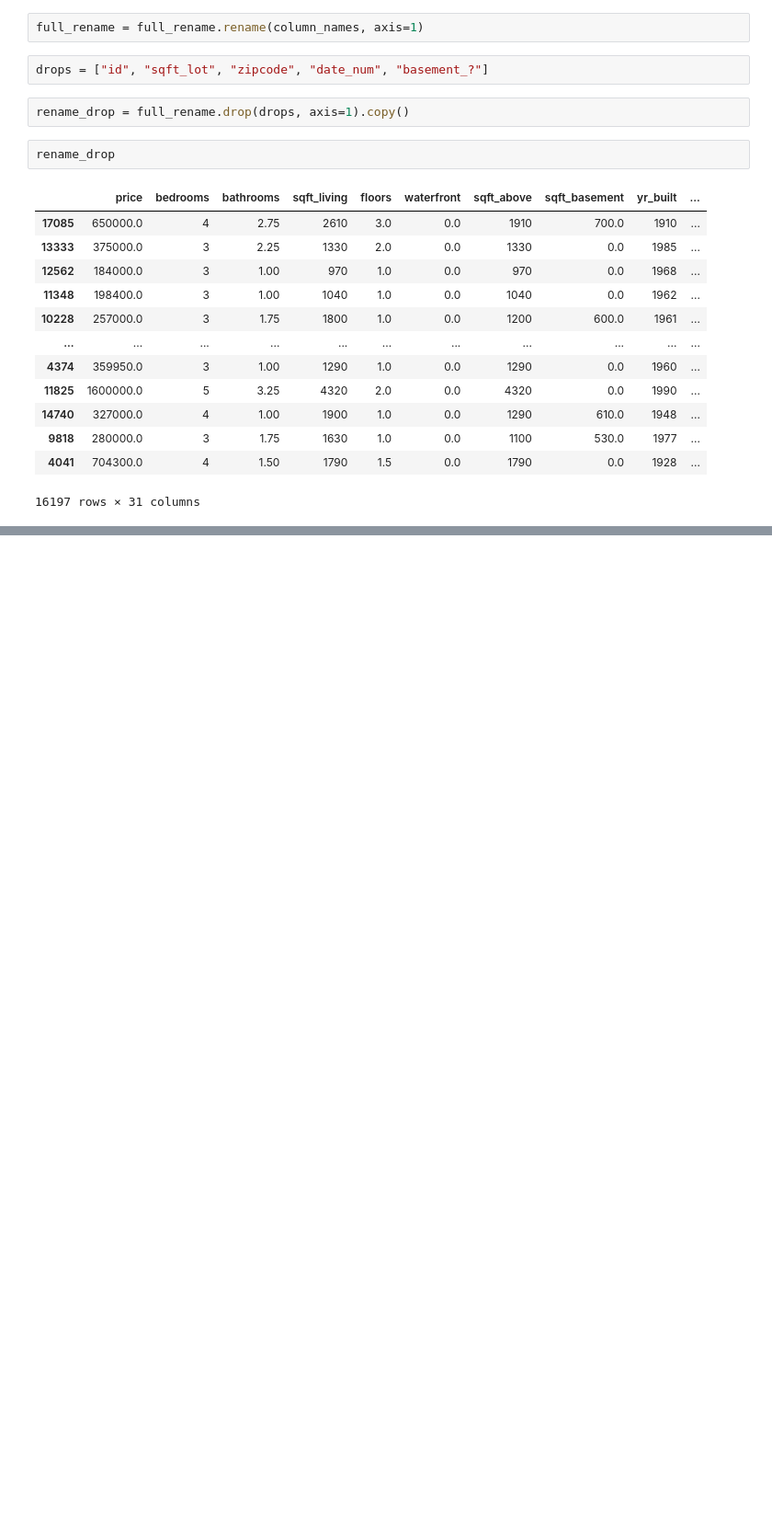
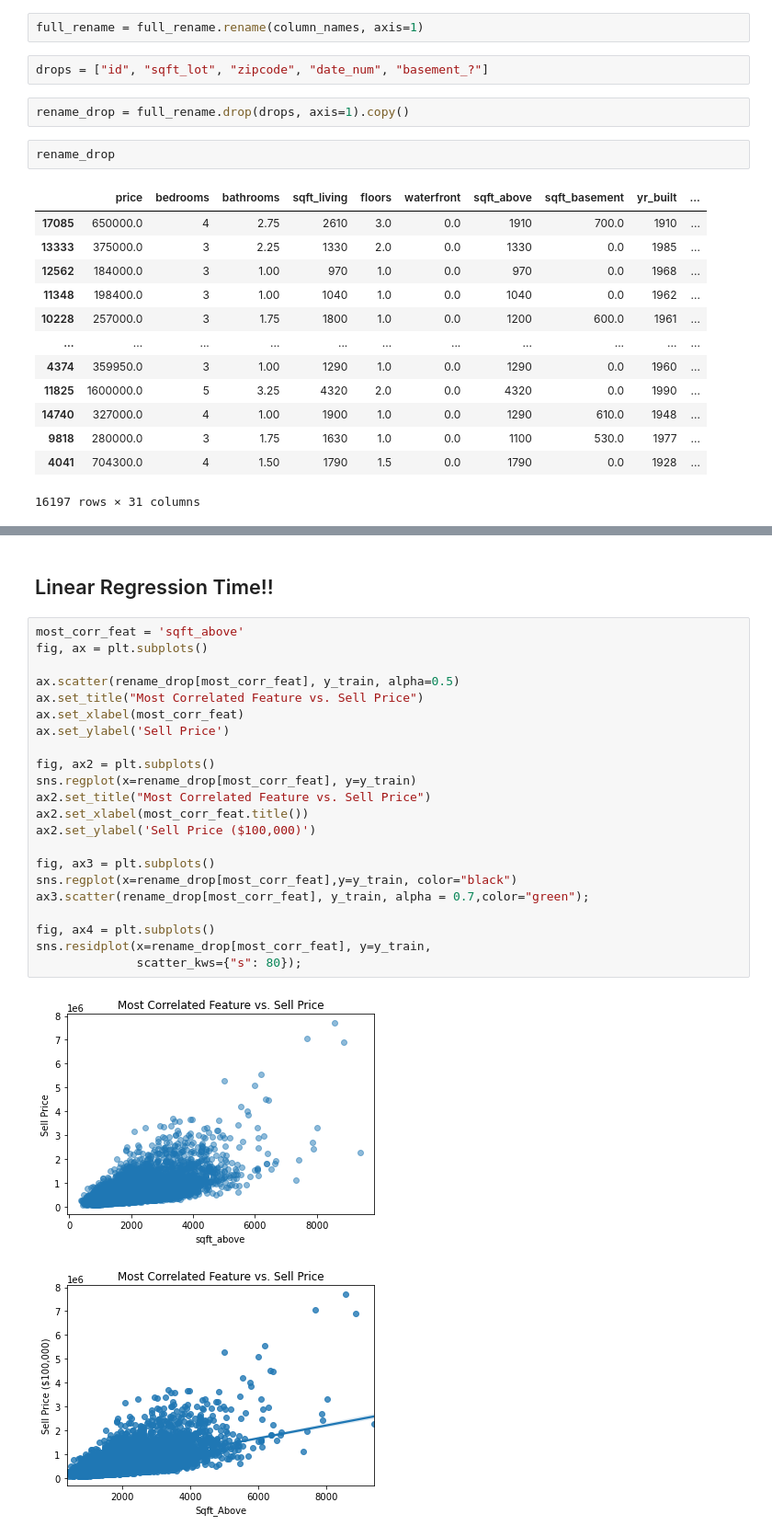
Before and after one commit to theobigdog/DS_083021_Phase2_Project, a Jupyter notebook: Ted_Anal.ipynb, the cells around one changed output, grey strips where cells are left out. Shown at 92% size. Cells and saved outputs as stored; diff of their text form; blank space fills up the shorter version.

```diff
--- a/Ted_Anal.ipynb
+++ b/Ted_Anal.ipynb
@@ -1026,0 +1032,27 @@ plt.savefig('Trunc_comparison.png', dpi=600);
+# %% [markdown]
+## Linear Regression Time!!
+# %%
+most_corr_feat = 'sqft_above'
+fig, ax = plt.subplots()
+
+ax.scatter(rename_drop[most_corr_feat], y_train, alpha=0.5)
+ax.set_title("Most Correlated Feature vs. Sell Price")
+ax.set_xlabel(most_corr_feat)
+ax.set_ylabel('Sell Price')
+
+fig, ax2 = plt.subplots()
+sns.regplot(x=rename_drop[most_corr_feat], y=y_train)
+ax2.set_title("Most Correlated Feature vs. Sell Price")
+ax2.set_xlabel(most_corr_feat.title())
+ax2.set_ylabel('Sell Price ($100,000)')
+
+fig, ax3 = plt.subplots()
+sns.regplot(x=rename_drop[most_corr_feat],y=y_train, color="black")
+ax3.scatter(rename_drop[most_corr_feat], y_train, alpha = 0.7,color="green");
+
+fig, ax4 = plt.subplots()
+sns.residplot(x=rename_drop[most_corr_feat], y=y_train,
+              scatter_kws={"s": 80});
+# %% [output]
+[figure, added]
+[figure, added]
```
Also changed, not shown: parts of 3 cells of this notebook.
